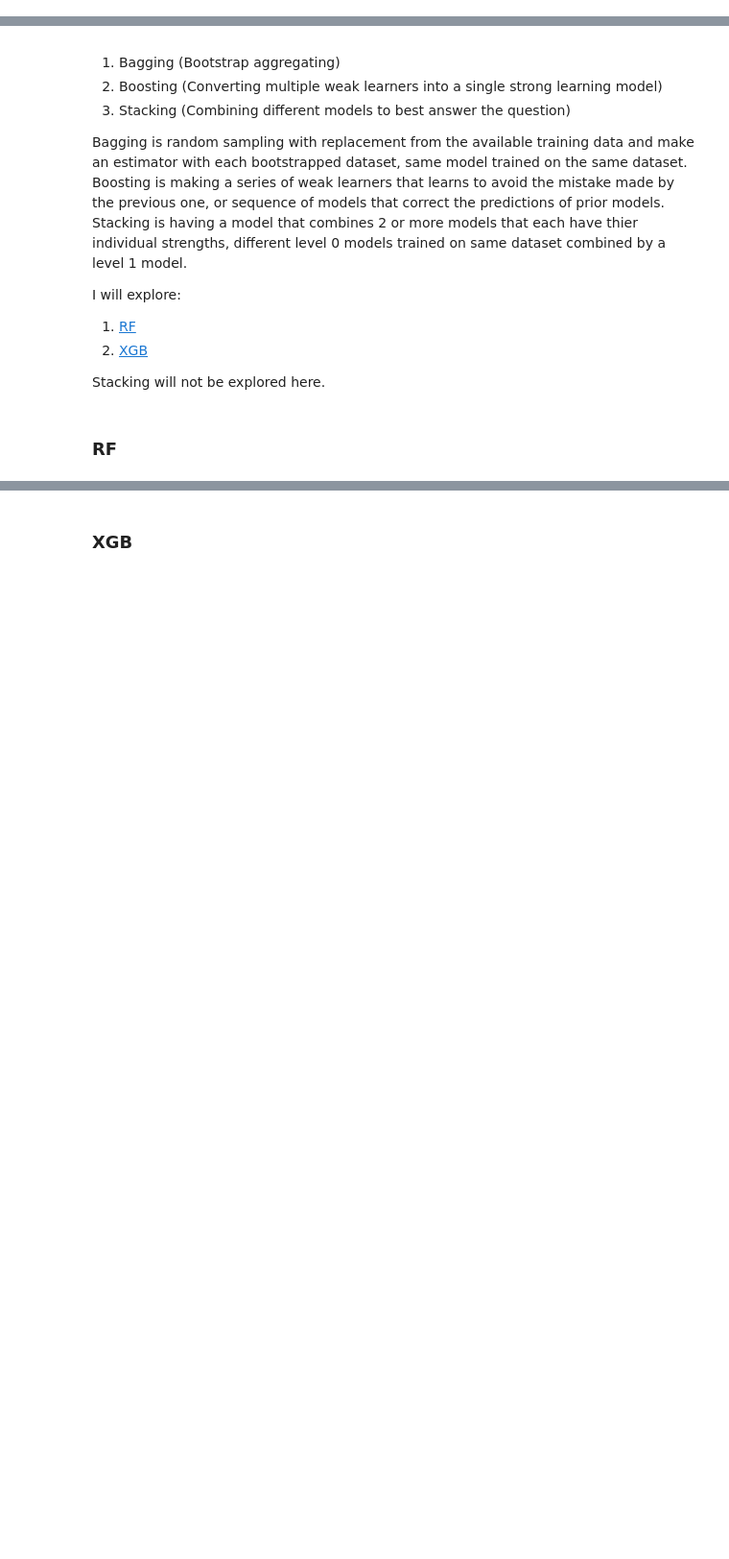
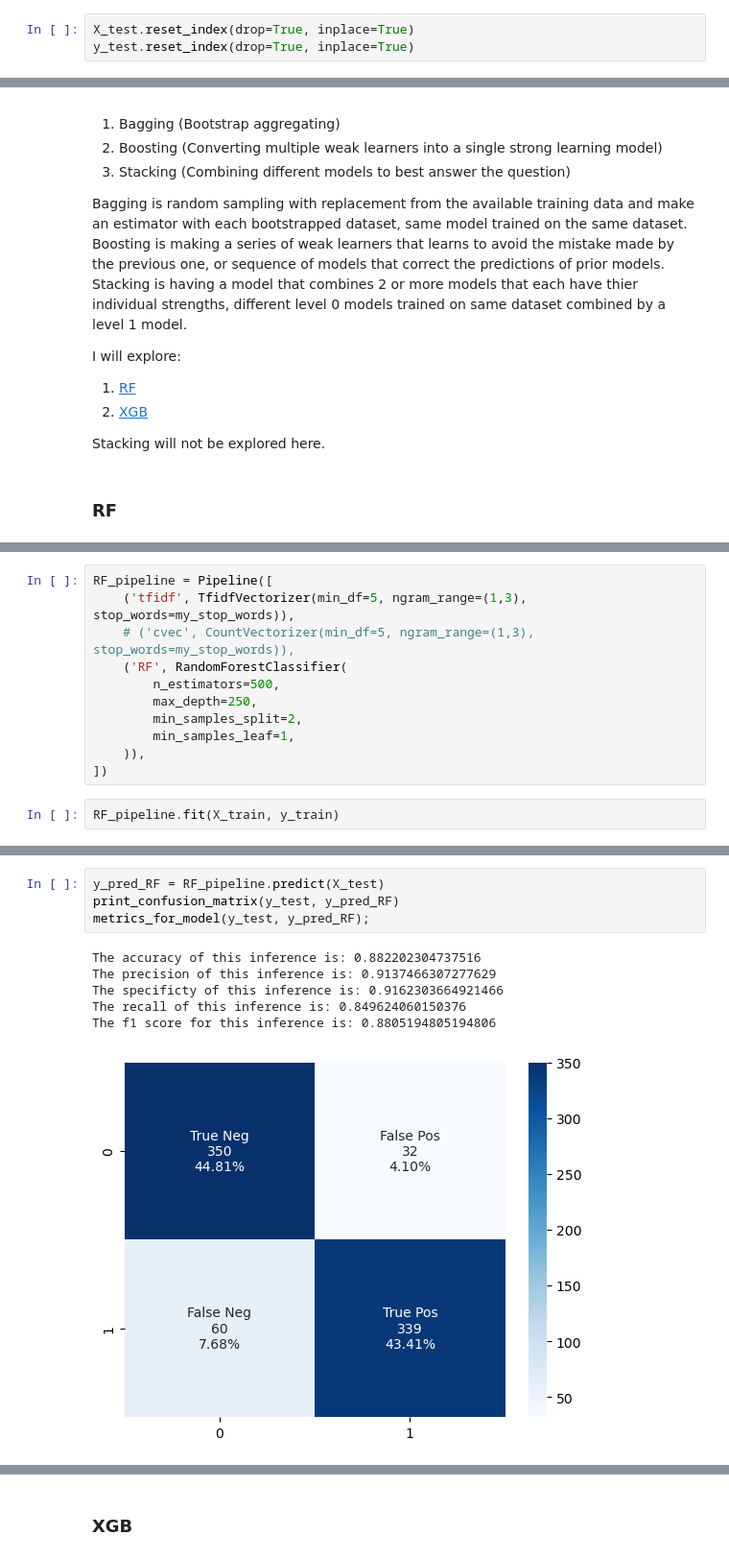
Before and after one commit to Luke-zm/DSI_Proj, a Jupyter notebook: project_3/code/modelling.ipynb, the cells around one changed output, grey strips where cells are left out. Shown at 96% size. Cells and saved outputs as stored; diff of their text form; blank space fills up the shorter version.

```diff
--- a/project_3/code/modelling.ipynb
+++ b/project_3/code/modelling.ipynb
@@ -129,6 +130,9 @@ def metrics_for_model(y_true, y_pred):
 # %%
 # Split the data
 X_train, X_test, y_train, y_test = train_test_split(df['title'], df['label'], test_size=0.2, random_state=42)
+# %%
+X_test.reset_index(drop=True, inplace=True)
+y_test.reset_index(drop=True, inplace=True)
 # %%
 base_line = BaseLineModel(X_train, y_train)
 y_pred_base = base_line.predict(X_test)
@@ -327,0 +395,13 @@ Random Forest, a famous bagging method!
+# %%
+RF_pipeline = Pipeline([
+    ('tfidf', TfidfVectorizer(min_df=5, ngram_range=(1,3), stop_words=my_stop_words)),
+    # ('cvec', CountVectorizer(min_df=5, ngram_range=(1,3), stop_words=my_stop_words)),
+    ('RF', RandomForestClassifier(
+        n_estimators=500,
+        max_depth=250,
+        min_samples_split=2,
+        min_samples_leaf=1,
+    )),
+])
+# %%
+RF_pipeline.fit(X_train, y_train)
@@ -327,0 +422,11 @@ Random Forest, a famous bagging method!
+# %%
+y_pred_RF = RF_pipeline.predict(X_test)
+print_confusion_matrix(y_test, y_pred_RF)
+metrics_for_model(y_test, y_pred_RF);
+# %% [output]
+The accuracy of this inference is: 0.882202304737516
+The precision of this inference is: 0.9137466307277629
+The specificty of this inference is: 0.9162303664921466
+The recall of this inference is: 0.849624060150376
+The f1 score for this inference is: 0.8805194805194806
+[figure, added]
```
Also changed, not shown: parts of 18 cells of this notebook.
